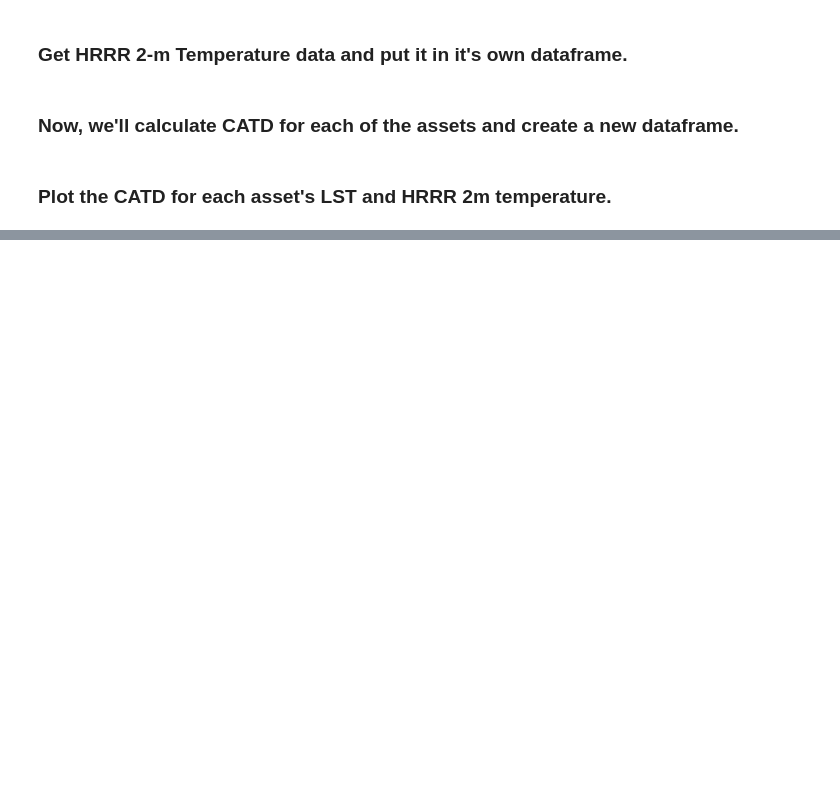
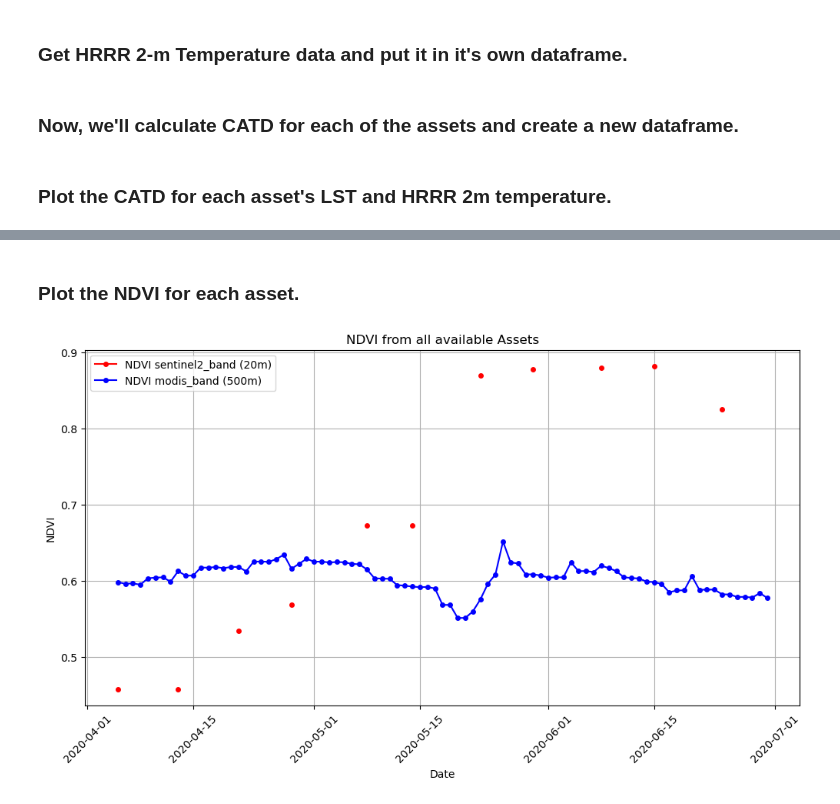
Before and after one commit to eculler/lst-crop-stress-capstone, a Jupyter notebook: exploratory/lst-comparison-tcruicks.ipynb, the cells around one changed output, grey strips where cells are left out. Cells and saved outputs as stored; diff of their text form; code cells hidden in the pictures; blank space fills up the shorter version.

```diff
--- a/exploratory/lst-comparison-tcruicks.ipynb
+++ b/exploratory/lst-comparison-tcruicks.ipynb
@@ -319,0 +423,29 @@ plt.show()
+# %% [markdown]
+### Plot the NDVI for each asset.
+# %%
+# Now plot NDVI ----------------------
+asset_dict = {
+    "prepped_inputs_s2" : ['sentinel2_band', 40, 0, 20, 'red'],
+    "prepped_inputs_mcd43a4" : ['modis_band', 1000, 0, 500, 'blue'],
+}
+
+fig, ax = plt.subplots(figsize=(12, 6))
+
+for i, asset in enumerate(asset_dict):
+
+    ax = (plt.plot(
+        master_ndvi_df.index,
+        master_ndvi_df[asset_dict[asset][0]],
+        label="NDVI {} ({}m)".format(asset_dict[asset][0], asset_dict[asset][3]),
+        marker='o', markersize=4, c=asset_dict[asset][4]),
+        )
+
+plt.title('NDVI from all available Assets')
+plt.grid(True)
+plt.ylabel('NDVI')
+plt.xlabel('Date')
+plt.xticks(rotation=45)
+plt.legend()
+plt.show()
+# %% [output]
+[figure, added]
```
Also changed, not shown: parts of 10 cells of this notebook, 2 other files.
